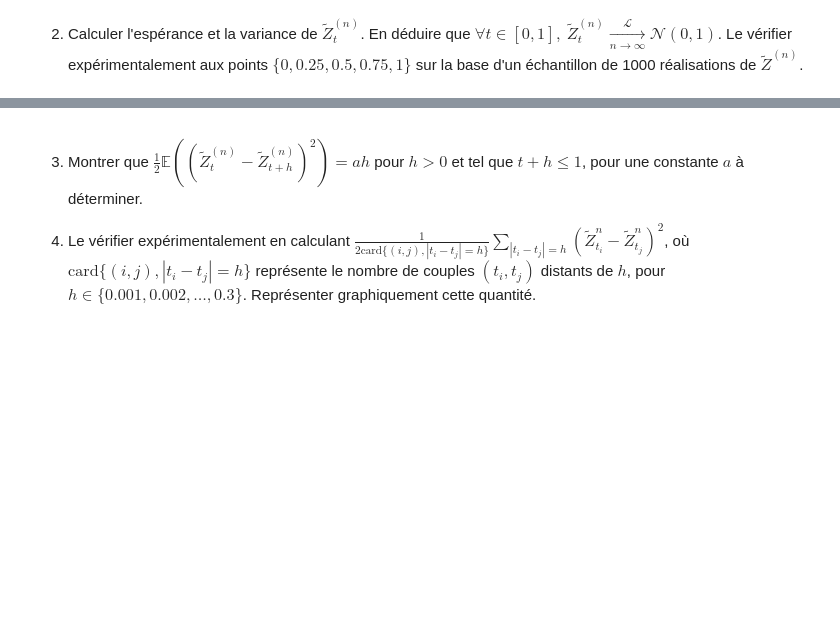
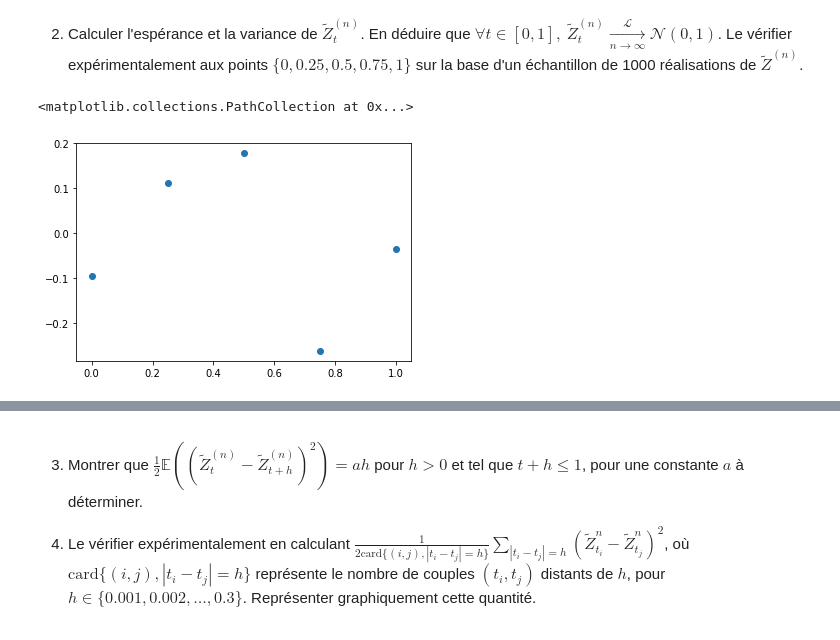
Before and after one commit to EliottBarbier/projet_proba, a Jupyter notebook: Projet numérique de Probabilités 2022 - enonce.ipynb, the cells around one changed output, grey strips where cells are left out. Cells and saved outputs as stored; diff of their text form; code cells hidden in the pictures; blank space fills up the shorter version.

```diff
--- a/Projet numérique de Probabilités 2022 - enonce.ipynb
+++ b/Projet numérique de Probabilités 2022 - enonce.ipynb
@@ -95,2 +197,17 @@ Cette construction permet de définir un algorithme alternatif de simulation d'u
 # %% [markdown]
 2. Calculer l'espérance et la variance de $\tilde{Z}^{(n)}_t$. En déduire que $\forall t \in [0,1],~ \tilde{Z}^{(n)}_t\xrightarrow[n \to \infty]{\mathcal{L}}\mathcal{N}(0,1)$. Le vérifier expérimentalement aux points $\{0,0.25,0.5,0.75,1\}$ sur la base d'un échantillon de 1000 réalisations de $\tilde{Z}^{(n)}$.
+# %%
+T=np.array([0,0.25,0.5,0.75,1])
+n=100
+#Espérance de Z_n, avec les points
+repetition=100
+S=np.zeros( (T.shape[0],))
+for k in range(repetition):
+    S=S+Z_til(n,T)
+moy=S/repetition
+plt.scatter(T,moy,label="Les espérances")
+
+#Variance à faire
+# %% [output]
+<matplotlib.collections.PathCollection at 0x...>
+[figure, added]
```
Also changed, not shown: parts of 10 cells of this notebook.
